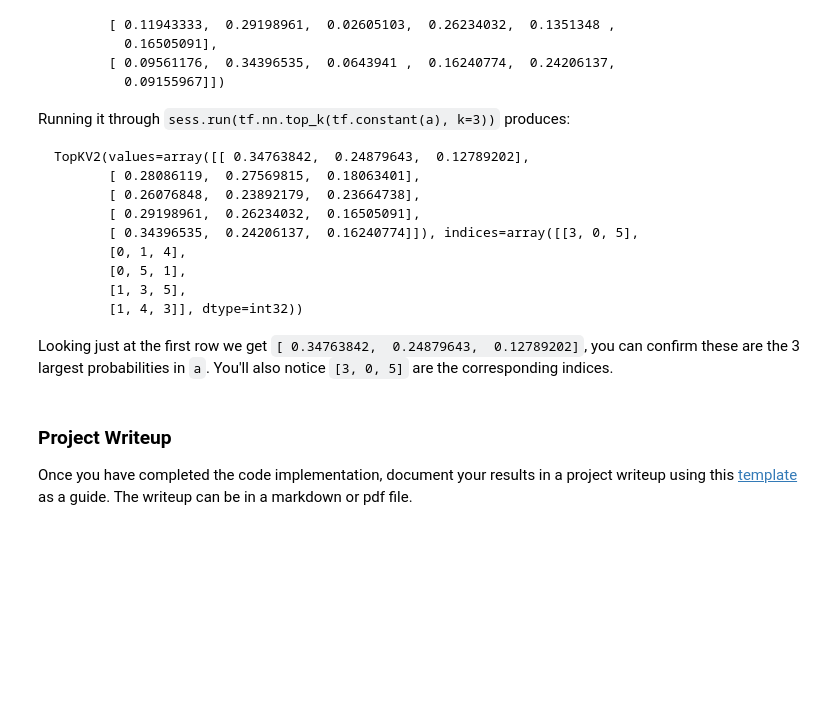
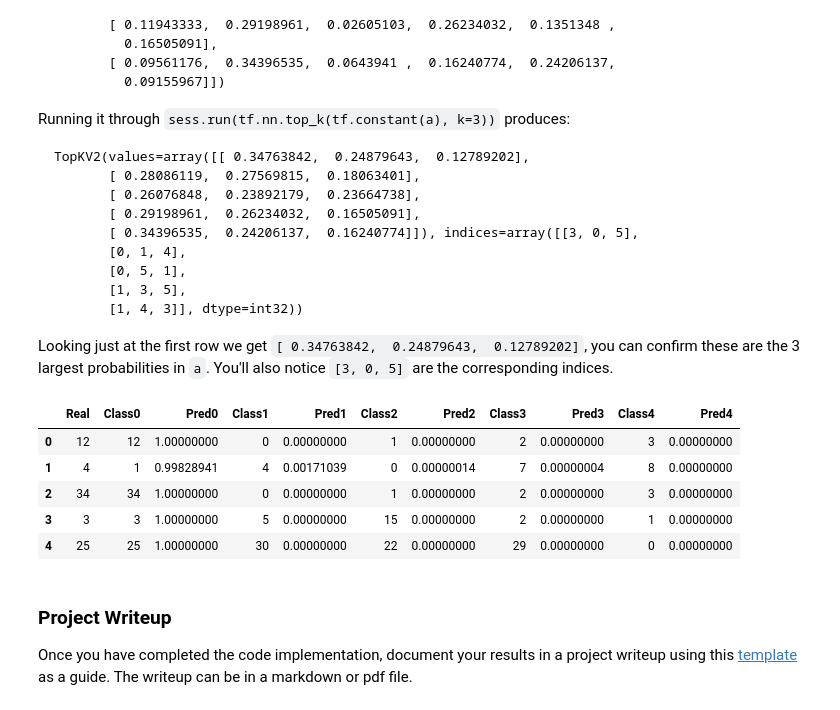
Before and after one commit to cralonsov/CarND-Traffic-Sign-Classifier-Project, a Jupyter notebook: Traffic_Sign_Classifier.ipynb, the cells around one changed output. Cells and saved outputs as stored; diff of their text form; code cells hidden in the pictures; blank space fills up the shorter version.

```diff
--- a/Traffic_Sign_Classifier.ipynb
+++ b/Traffic_Sign_Classifier.ipynb
@@ -854,3 +853,26 @@ Looking just at the first row we get `[ 0.34763842,  0.24879643,  0.12789202]`,
+# %%
+with tf.Session() as sess:
+    saver.restore(sess, tf.train.latest_checkpoint('.'))
+    sm_prob = tf.nn.softmax(logits)
+    predictions = sess.run(sm_prob, feed_dict={x: test_images_norm})
+    probabilities = sess.run(tf.nn.top_k(tf.constant(predictions), k=5))
+# %%
+result = pd.DataFrame()
+result['Real'] = test_labels
+
+for i in range(len(probabilities[0])):
+    result['Class{}'.format(i)] = probabilities[1][:,i]
+    result['Pred{}'.format(i)] = probabilities[0][:,i]
+    result['Pred{}'.format(i)] = result['Pred{}'.format(i)].map('{:.8f}'.format)
+# %%
+result.head()
+# %% [output]
+|  | Real | Class0 | Pred0 | Class1 | Pred1 | Class2 | Pred2 | Class3 | Pred3 | Class4 | Pred4 |
+| 0 | 12 | 12 | 1.00000000 | 0 | 0.00000000 | 1 | 0.00000000 | 2 | 0.00000000 | 3 | 0.00000000 |
+| 1 | 4 | 1 | 0.99828941 | 4 | 0.00171039 | 0 | 0.00000014 | 7 | 0.00000004 | 8 | 0.00000000 |
+| 2 | 34 | 34 | 1.00000000 | 0 | 0.00000000 | 1 | 0.00000000 | 2 | 0.00000000 | 3 | 0.00000000 |
+| 3 | 3 | 3 | 1.00000000 | 5 | 0.00000000 | 15 | 0.00000000 | 2 | 0.00000000 | 1 | 0.00000000 |
+| 4 | 25 | 25 | 1.00000000 | 30 | 0.00000000 | 22 | 0.00000000 | 29 | 0.00000000 | 0 | 0.00000000 |
 # %% [markdown]
 ### Project Writeup
 
```
Also changed, not shown: parts of 2 cells of this notebook.
